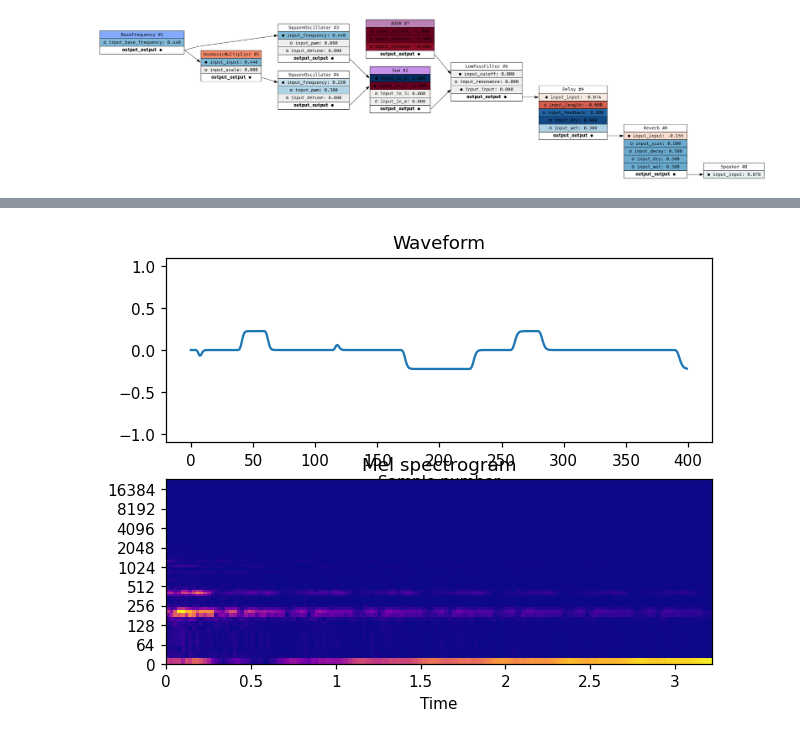
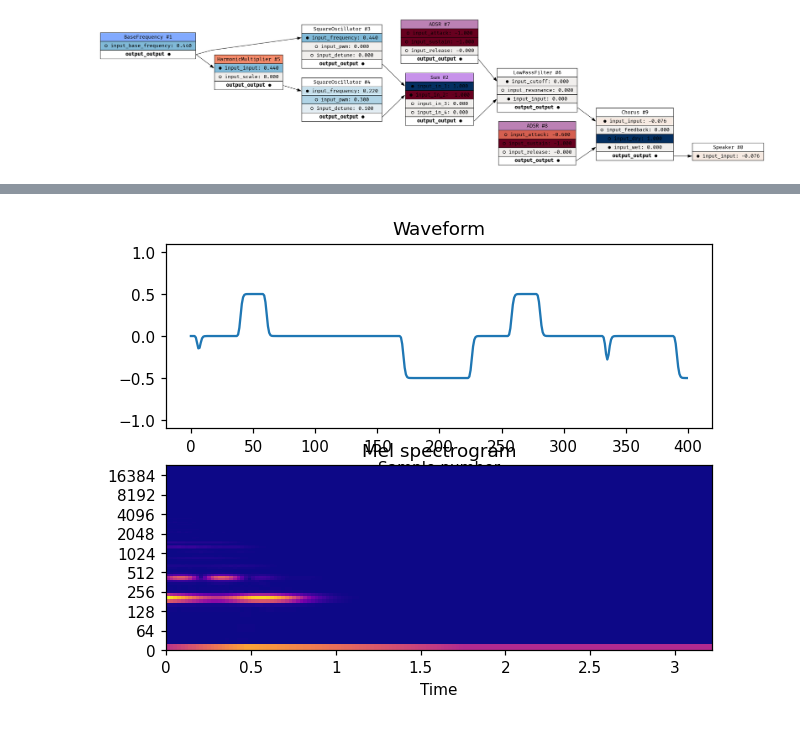
Before and after one commit to Wint3rmute/luthier, a Jupyter notebook: rust.ipynb, the cells around one changed output, grey strips where cells are left out. Drawn from its saved outputs; the diff is of its cells as text; code cells hidden in the pictures.

Commit message:
Add chorus effect

```diff
--- a/rust.ipynb
+++ b/rust.ipynb
@@ -52,6 +52,7 @@ def square_analog():
     s = graph.add_square(s)
 
     s2 = SquareOscillator()
+    s2.input_detune = 0.1
     s2.input_pwm = 0.3
 
     s2 = graph.add_square(s2)
@@ -67,49 +68,63 @@ def square_analog():
     graph.patch(s, "output_output", mixer, "input_in_1")
 
     f = LowPassFilter()
+    f.input_cutoff = 1.0
     # f = HighPassFilter()
     f = graph.add_lowpass(f)
+
     # f = graph.add_highpass(f)
 
     filter_adsr = ADSR()
     filter_adsr.input_attack = -1.0
     filter_adsr.input_sustain = -1.0
-    filter_adsr.input_release = -0.9
+    filter_adsr.input_release = -0.0
     filter_adsr = graph.add_adsr(filter_adsr)
     graph.patch(filter_adsr, "output_output",  f, "input_cutoff")
 
     # osc_mult = Multiplier()
     # osc_mult.input_scale = 1.0
     # osc_mult = graph.add_multiplier(osc_mult)
 
-    r = Reverb()
-    r = graph.add_reverb(r)
+#     r = Reverb()
+#     r = graph.add_reverb(r)
 
-    d = Delay()
-    d.input_length = -0.6
-    d.input_feedback = 0.8
-    d = graph.add_delay(d)
+#     d = Delay()
+#     d.input_length = -0.6
+#     d.input_feedback = 0.8
+#     d = graph.add_delay(d)
 
+    chorus_adsr = ADSR()
+    chorus_adsr.input_attack = -0.6
+    chorus_adsr.input_sustain = -1.0
+    chorus_adsr.input_release = -0.0
+    chorus_adsr = graph.add_adsr(chorus_adsr)
+
+    c = Chorus()
+    c.input_wet = 1.0
+    c.input_dry = 1.0
+    c = graph.add_chorus(c)
+
+    graph.patch(chorus_adsr, "output_output", c, "input_wet")
     graph.patch(mixer, "output_output", f, "input_input")
-    graph.patch(f, "output_output", d, "input_input")
-    graph.patch(d, "output_output", r, "input_input")
-    graph.patch(r, "output_output", graph.speaker_node_id, "input_input")
+    graph.patch(f, "output_output", c, "input_input")
+    # graph.patch(d, "output_output", r, "input_input")
+    graph.patch(c, "output_output", graph.speaker_node_id, "input_input")
 
     return graph
 
 graph = square_analog()
 # graph.randomize_inputs()
 audio = Sample(graph.play(SAMPLE_RATE*7))
 target_audio = audio
 display(Image(graph.draw()))
 
 fig, (ax, ax2) = plt.subplots(2)
 audio.plot_waveform(ax)
 audio.plot_spectrogram(ax2)
 audio.show_player()
 
 plt.show()
 # %% [output]
-[figure, old version]
+[figure, new version]
 [interactive output not drawn]
-[figure, old version]
+[figure, new version]
```
Also changed, not shown: parts of 2 cells of this notebook, 3 other files.
